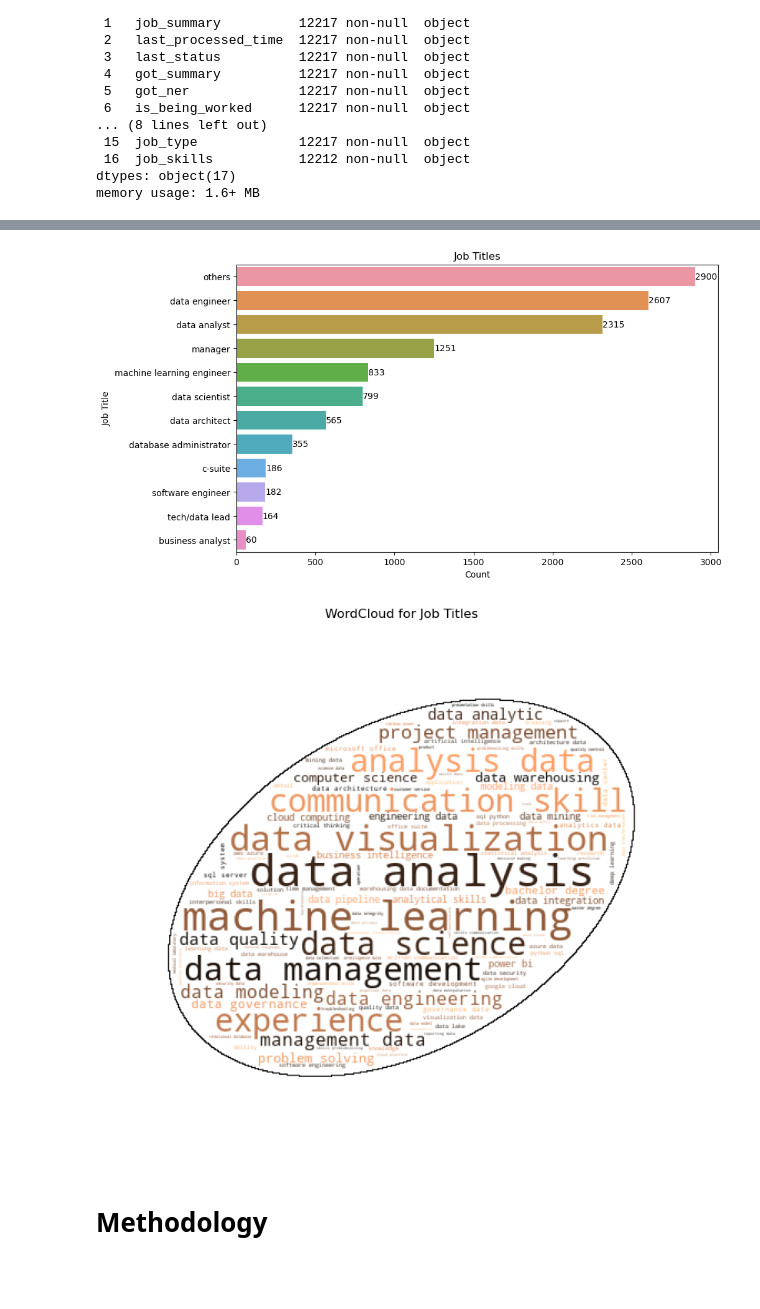
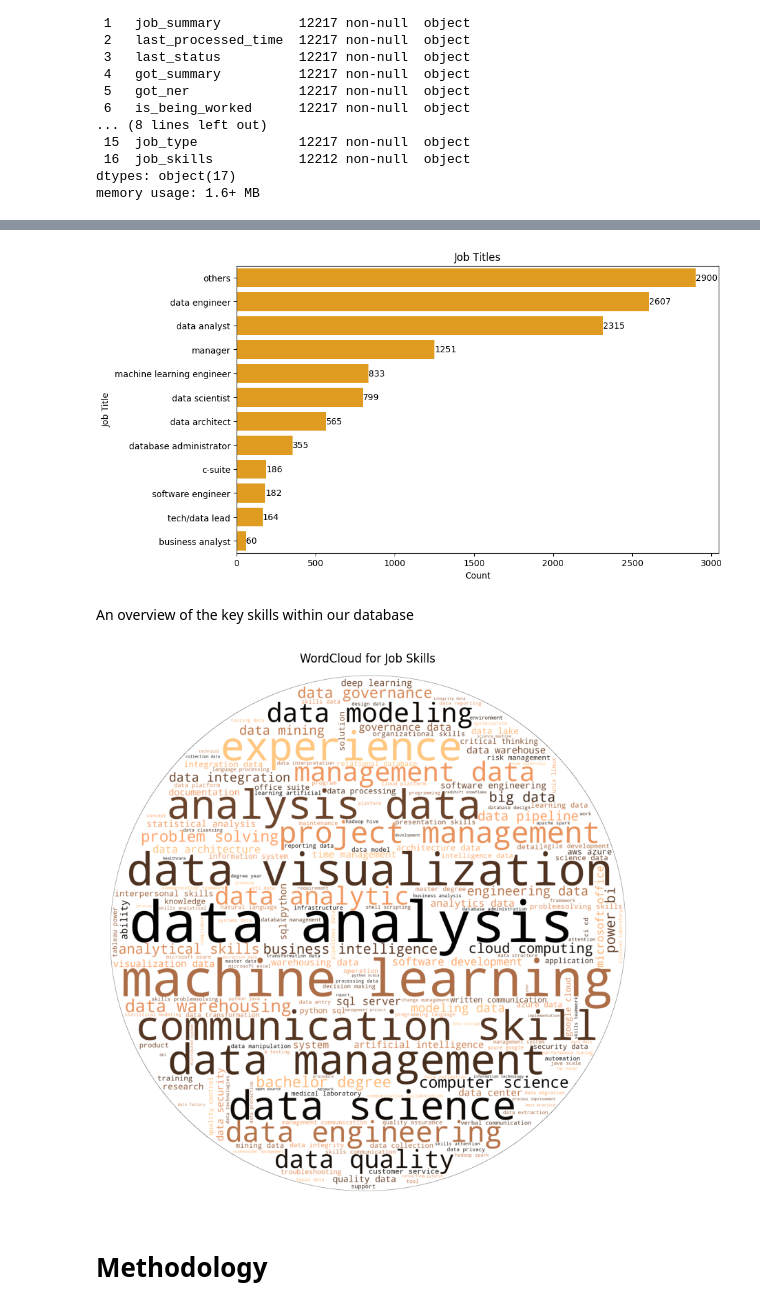
Before and after one commit to vsitucal-personal/DMW2_Final, a Jupyter notebook: DMW2_not_interactive SAB_V copy.ipynb, the cells around one changed output, grey strips where cells are left out. Saved outputs shown, nothing was run; the diff lists cells and outputs as text; code cells hidden in the pictures; blank space fills up the shorter version.

Commit message:
updated dataset overview
updated dataset overview

```diff
--- a/DMW2_not_interactive SAB_V copy.ipynb
+++ b/DMW2_not_interactive SAB_V copy.ipynb
@@ -98,7 +112,7 @@ merged_df["job_title_new"] = merged_df["job_title"].apply(check_job_title)
 job_title_counts = merged_df['job_title_new'].value_counts().sort_values(ascending=False)
 
 plt.figure(figsize=(10, 6))
-ax = sns.countplot(data=merged_df, y='job_title_new', order=job_title_counts.index)
+ax = sns.countplot(data=merged_df, y='job_title_new', order=job_title_counts.index, color='orange')
 plt.title('Job Titles')
 plt.xlabel('Count')
 plt.ylabel('Job Title')
@@ -108,7 +122,9 @@ for i, count in enumerate(job_title_counts):
 
 plt.show()
 # %% [output]
-[figure, old version]
+[figure, new version]
+# %% [markdown]
+An overview of the key skills within our database
 # %%
 merged_df["job_skills_"] = merged_df["job_skills"].apply(clean_skills)
 list_of_lists = merged_df["job_skills_"].to_list()
@@ -116,34 +132,34 @@ list_of_words = [item for sublist in list_of_lists for item in sublist]
 # %%
 from wordcloud import WordCloud, STOPWORDS
 from PIL import Image
 from wordcloud import ImageColorGenerator
 import matplotlib.pyplot as plt
 import matplotlib.image as mpimg
 from skimage.color import rgb2gray
 import numpy as np
 
-mask = np.array(Image.open('images/eee.png'))
+mask = np.array(Image.open('images_copy/circle_PNG14.png'))
 colors = ImageColorGenerator(mask)
 # display(colors)
 # cat_mask = rgb2gray(mpimg.imread('images/alice.png'))
 # display(cat_mask)
 wordcloud = WordCloud(
     mask=mask,
     stopwords=set(STOPWORDS),
     contour_width=0.1,
     contour_color='black',
     min_font_size=3,
     background_color='white',
     colormap='copper'
 ).generate(' '.join(list_of_words))
 
 plt.figure(figsize=(10, 10))
 plt.imshow(wordcloud)
 plt.axis("off")
-plt.title("WordCloud for Job Titles")
+plt.title("WordCloud for Job Skills")
 plt.show()
 # %% [output]
-[figure, old version]
+[figure, new version]
 # %% [markdown]
 # Methodology
 # %% [markdown]
```
Also changed, not shown: parts of 3 cells of this notebook, 5 other files.
